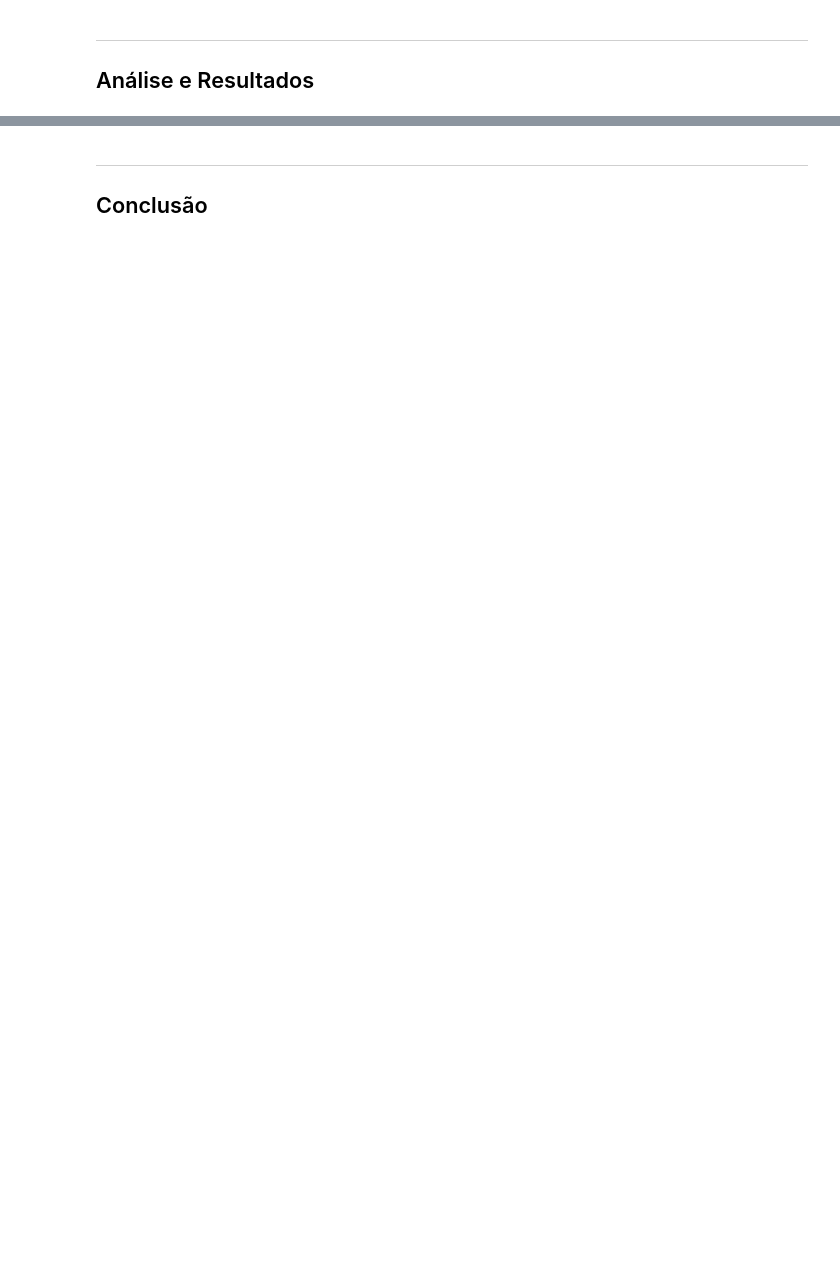
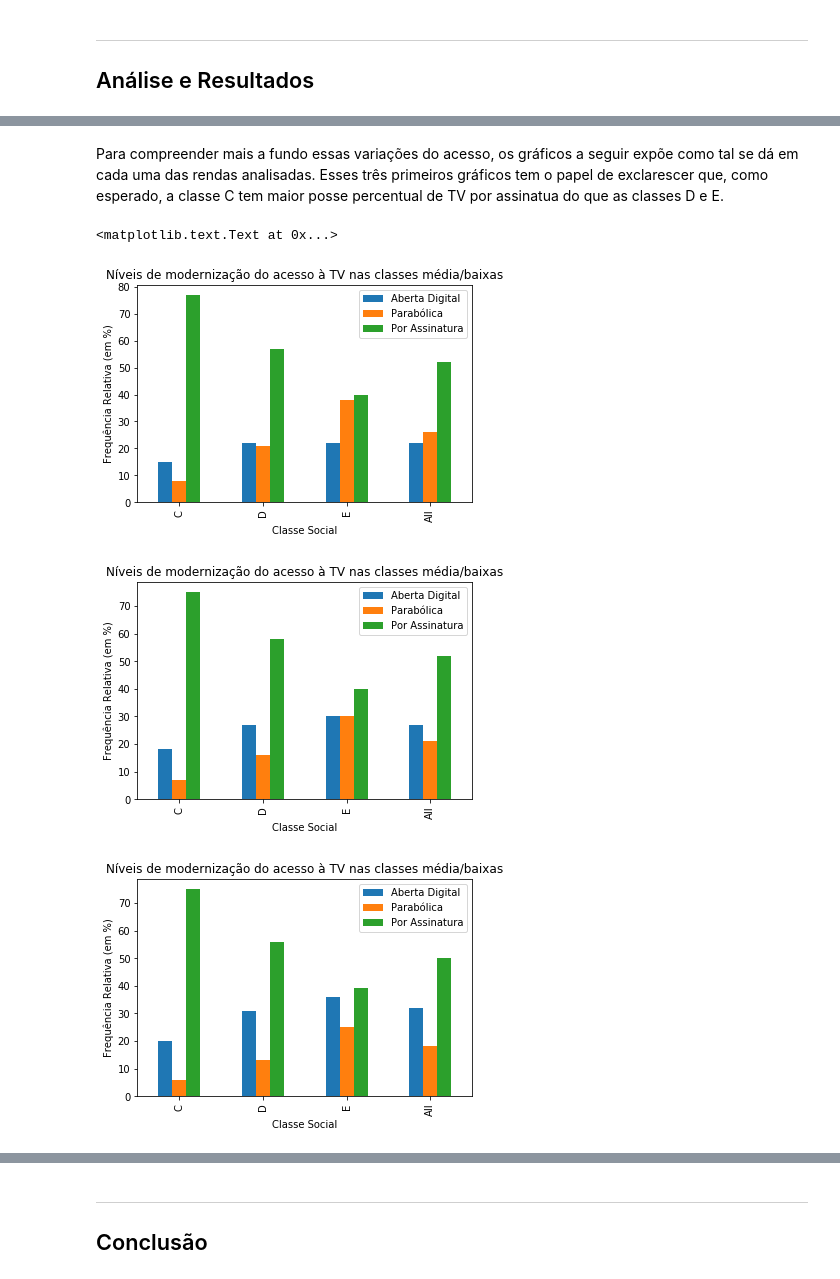
Before and after one commit to pedroarf/CD, a Jupyter notebook: Projeto+1.ipynb, the cells around one changed output, grey strips where cells are left out. Cells and saved outputs as stored; diff of their text form; code cells hidden in the pictures; blank space fills up the shorter version.

```diff
--- a/Projeto+1.ipynb
+++ b/Projeto+1.ipynb
@@ -231,0 +214,25 @@ plt.ylabel('Freq.Relativa (em %)')
+# %% [markdown]
+Para compreender mais a fundo essas variações do acesso, os gráficos a seguir expõe como tal se dá em cada uma das rendas analisadas. Esses três primeiros gráficos tem o papel de exclarescer que, como esperado, a classe C tem maior posse percentual de TV por assinatua do que as classes D e E.
+# %%
+at13=(pd.crosstab(dados13["CLASSE"], dados13["Nível de Modernizacao"], margins=True, rownames=['CLASSE'], colnames=[''], normalize='index')*100).round(decimals=0)
+plot=at13.iloc[0:7,].plot(kind='bar')
+plt.ylabel('Frequência Relativa (em %)')
+plt.xlabel("Classe Social")
+plt.title("Níveis de modernização do acesso à TV nas classes média/baixas")
+
+at14=(pd.crosstab(dados14["CLASSE"], dados14["Nível de Modernizacao"], margins=True, rownames=['CLASSE'], colnames=[''], normalize='index')*100).round(decimals=0)
+plot=at14.iloc[0:7,].plot(kind='bar')
+plt.ylabel('Frequência Relativa (em %)')
+plt.xlabel("Classe Social")
+plt.title("Níveis de modernização do acesso à TV nas classes média/baixas")
+
+at15=(pd.crosstab(dados15["CLASSE"], dados15['Nível de Modernizacao'], margins=True, rownames=['CLASSE'], colnames=[''], normalize='index')*100).round(decimals=0)
+plot=at15.iloc[0:7,].plot(kind='bar')
+plt.ylabel('Frequência Relativa (em %)')
+plt.xlabel("Classe Social")
+plt.title("Níveis de modernização do acesso à TV nas classes média/baixas")
+# %% [output]
+<matplotlib.text.Text at 0x...>
+[figure, added]
+[figure, added]
+[figure, added]
```
Also changed, not shown: parts of 33 cells of this notebook.
